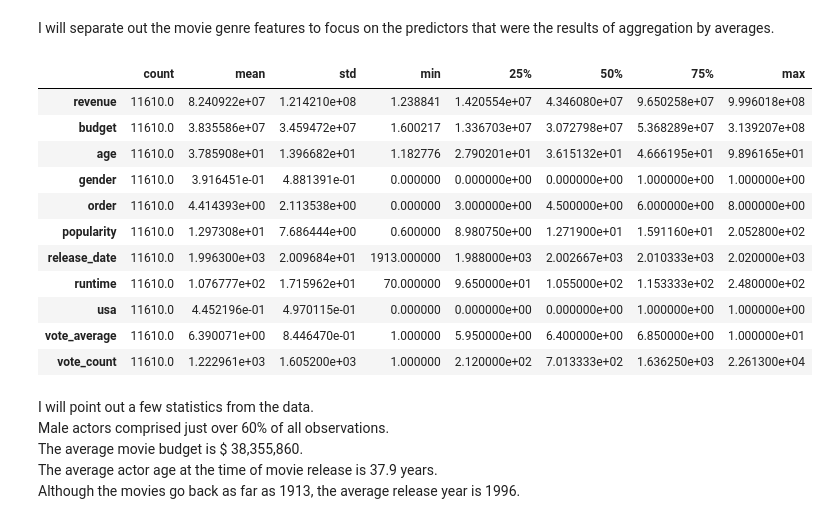
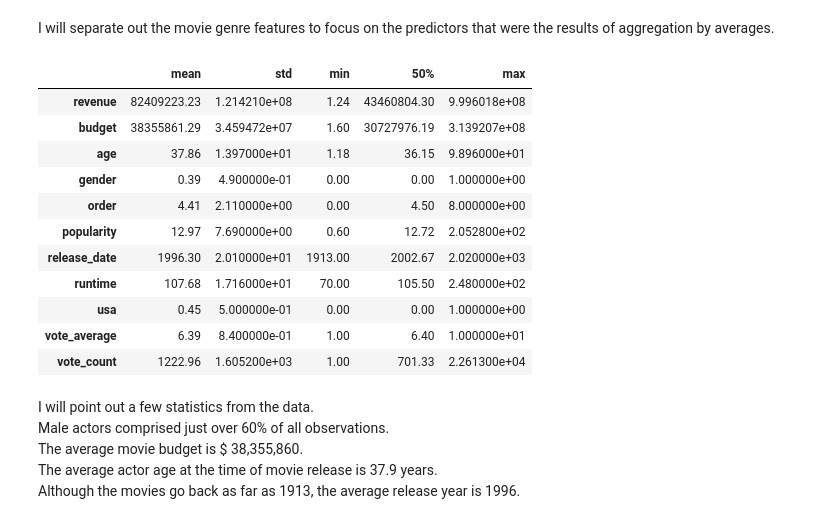
Before and after one commit to christianspybrook/movie_actor_tree_ensembles, a Jupyter notebook: statistical_analysis/capstone2_statistical_analysis_optimized target.ipynb, the cells around one changed output. Cells and saved outputs as stored; diff of their text form; code cells hidden in the pictures.

```diff
--- a/statistical_analysis/capstone2_statistical_analysis_optimized target.ipynb
+++ b/statistical_analysis/capstone2_statistical_analysis_optimized target.ipynb
@@ -78,20 +78,22 @@ non_genre_lst = ['revenue', 'budget', 'age', 'gender', 'order', 'popularity',
 genre_lst = np.setdiff1d(df.columns, non_genre_lst)
 # %%
 # observe non-genre statistics
-df[non_genre_lst].describe().transpose()
+df[non_genre_lst].describe(
+    percentiles=[0.5]).drop('count').T.apply(
+    lambda x: np.round(x, decimals=2))
 # %% [output]
-|  | count | mean | std | min | 25% | 50% | 75% | max |
-| revenue | 11610.0 | 8.240922e+07 | 1.214210e+08 | 1.238841 | 1.420554e+07 | 4.346080e+07 | 9.650258e+07 | 9.996018e+08 |
-| budget | 11610.0 | 3.835586e+07 | 3.459472e+07 | 1.600217 | 1.336703e+07 | 3.072798e+07 | 5.368289e+07 | 3.139207e+08 |
-| age | 11610.0 | 3.785908e+01 | 1.396682e+01 | 1.182776 | 2.790201e+01 | 3.615132e+01 | 4.666195e+01 | 9.896165e+01 |
-| gender | 11610.0 | 3.916451e-01 | 4.881391e-01 | 0.000000 | 0.000000e+00 | 0.000000e+00 | 1.000000e+00 | 1.000000e+00 |
-| order | 11610.0 | 4.414393e+00 | 2.113538e+00 | 0.000000 | 3.000000e+00 | 4.500000e+00 | 6.000000e+00 | 8.000000e+00 |
-| popularity | 11610.0 | 1.297308e+01 | 7.686444e+00 | 0.600000 | 8.980750e+00 | 1.271900e+01 | 1.591160e+01 | 2.052800e+02 |
-| release_date | 11610.0 | 1.996300e+03 | 2.009684e+01 | 1913.000000 | 1.988000e+03 | 2.002667e+03 | 2.010333e+03 | 2.020000e+03 |
-| runtime | 11610.0 | 1.076777e+02 | 1.715962e+01 | 70.000000 | 9.650000e+01 | 1.055000e+02 | 1.153333e+02 | 2.480000e+02 |
-| usa | 11610.0 | 4.452196e-01 | 4.970115e-01 | 0.000000 | 0.000000e+00 | 0.000000e+00 | 1.000000e+00 | 1.000000e+00 |
-| vote_average | 11610.0 | 6.390071e+00 | 8.446470e-01 | 1.000000 | 5.950000e+00 | 6.400000e+00 | 6.850000e+00 | 1.000000e+01 |
-| vote_count | 11610.0 | 1.222961e+03 | 1.605200e+03 | 1.000000 | 2.120000e+02 | 7.013333e+02 | 1.636250e+03 | 2.261300e+04 |
+|  | mean | std | min | 50% | max |
+| revenue | 82409223.23 | 1.214210e+08 | 1.24 | 43460804.30 | 9.996018e+08 |
+| budget | 38355861.29 | 3.459472e+07 | 1.60 | 30727976.19 | 3.139207e+08 |
+| age | 37.86 | 1.397000e+01 | 1.18 | 36.15 | 9.896000e+01 |
+| gender | 0.39 | 4.900000e-01 | 0.00 | 0.00 | 1.000000e+00 |
+| order | 4.41 | 2.110000e+00 | 0.00 | 4.50 | 8.000000e+00 |
+| popularity | 12.97 | 7.690000e+00 | 0.60 | 12.72 | 2.052800e+02 |
+| release_date | 1996.30 | 2.010000e+01 | 1913.00 | 2002.67 | 2.020000e+03 |
+| runtime | 107.68 | 1.716000e+01 | 70.00 | 105.50 | 2.480000e+02 |
+| usa | 0.45 | 5.000000e-01 | 0.00 | 0.00 | 1.000000e+00 |
+| vote_average | 6.39 | 8.400000e-01 | 1.00 | 6.40 | 1.000000e+01 |
+| vote_count | 1222.96 | 1.605200e+03 | 1.00 | 701.33 | 2.261300e+04 |
 # %% [markdown]
 I will point out a few statistics from the data.<br>
 Male actors comprised just over 60% of all observations.<br>
```
Also changed, not shown: parts of 46 cells of this notebook.
